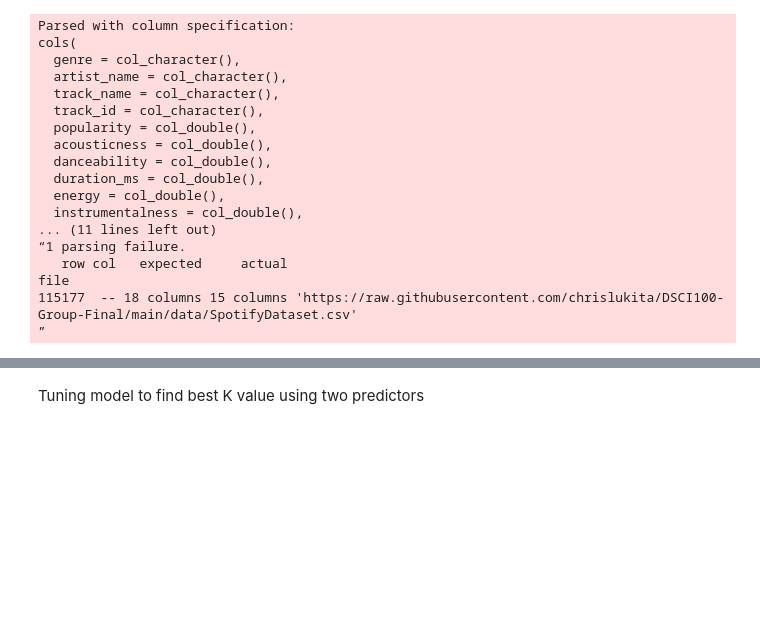
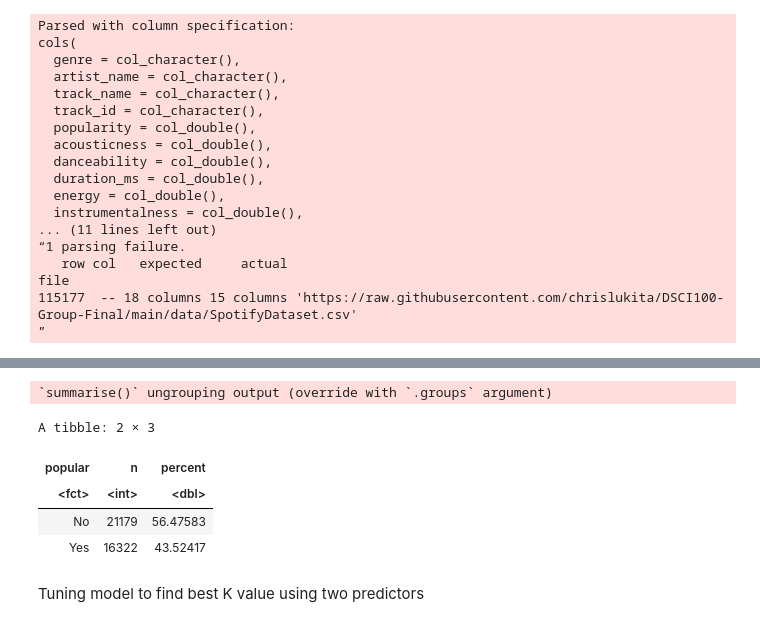
Before and after one commit to niickmerc/DSCI100-Group-Final, a Jupyter notebook: ProjectReport.ipynb, the cells around one changed output, grey strips where cells are left out. Drawn from its saved outputs; the diff is of its cells as text; code cells hidden in the pictures; blank space fills up the shorter version.

```diff
--- a/ProjectReport.ipynb
+++ b/ProjectReport.ipynb
@@ -96,5 +68,19 @@ spotify_split = initial_split(spotify_wrangled, prop = 0.75, strata = popular)
 
 spotify_train = training(spotify_split)
 spotify_test = testing(spotify_split)
+# %%
+spotify_proportions = spotify_train %>%
+            group_by(popular) %>%
+            summarize(n = n()) %>%
+            mutate(percent = 100*n/nrow(spotify_train))
+
+spotify_proportions
+# %% [output]
+`summarise()` ungrouping output (override with `.groups` argument)
+A tibble: 2 × 3
+| popular | n | percent |
+| <fct> | <int> | <dbl> |
+| No | 21179 | 56.47583 |
+| Yes | 16322 | 43.52417 |
 # %% [markdown]
 Tuning model to find best K value using two predictors
```
Also changed, not shown: parts of 17 cells of this notebook.
